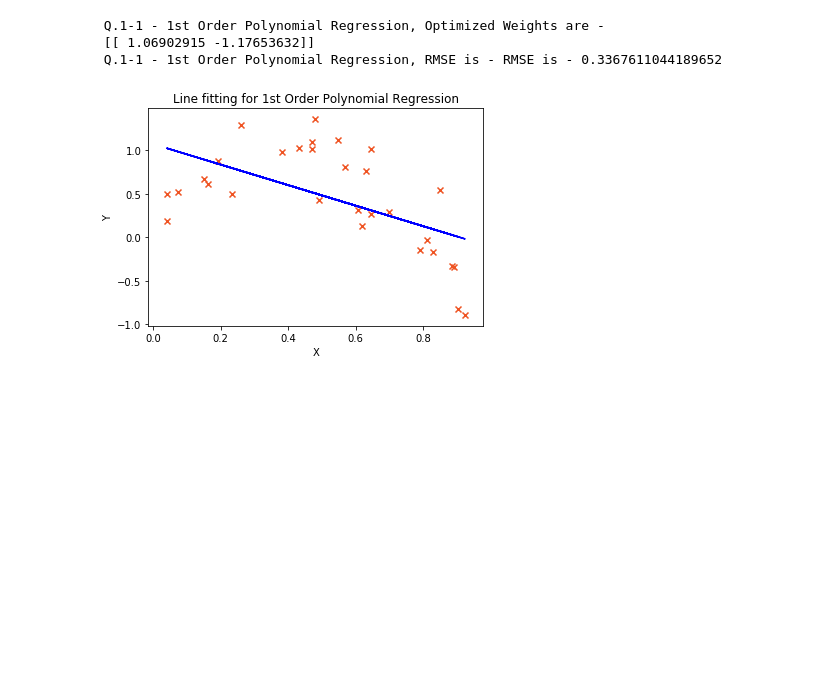
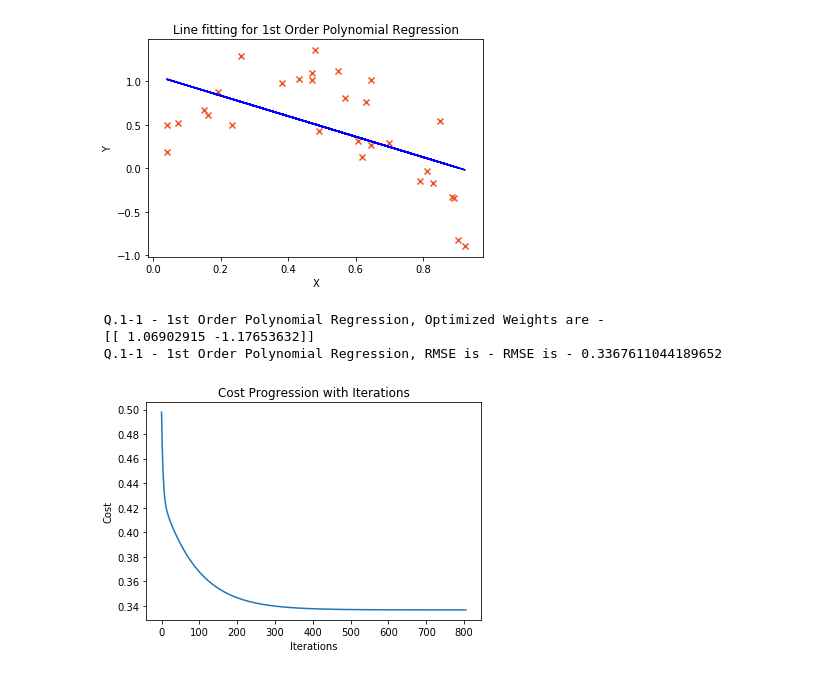
Before and after one commit to MeenakshiParyani/Polynomial-Regression, a Jupyter notebook: Polynomial-Regression.ipynb, the cells around one changed output. Cells and saved outputs as stored; diff of their text form; code cells hidden in the pictures; blank space fills up the shorter version.

```diff
--- a/Polynomial-Regression.ipynb
+++ b/Polynomial-Regression.ipynb
@@ -30,6 +30,14 @@ def drawPlot(Xcord, Ycord, y_pred, order, title):
     order = '1st' if order == 1 else '2nd' if order ==2 else '3rd' if order == 3 else str(order)+'th'
     plt.title( temp + ' fitting for ' + order + ' Order Polynomial Regression' + title)
     plt.plot(Xcord, y_pred, c='blue')
+    plt.show()
+
+def plotCostHistory(cost_history):
+     plt.plot(cost_history)
+     plt.ylabel('Cost');
+     plt.xlabel('Iterations');
+     plt.title('Cost Progression with Iterations')
+     plt.show()
 
 def normalizeData(df, needSort):
 
@@ -55,37 +63,37 @@ def gradientDescentUsingMatrix(x, y, beta, learning_rate, iters):
             term = np.multiply(error, x[:,j])
             temp[0,j] = beta[0,j] - ((learning_rate / len(x)) * np.sum(term))
 
         beta = temp
         old_cost = new_cost
         new_cost = get_rmse(x, y, beta)
         if(abs(old_cost - new_cost) < 0.0000001):
             #print("breaking" + str(old_cost) + str(new_cost))
             break;
         #print ("cost : " + str(new_cost))
         cost[i] = str(new_cost)
         cost_history.append(new_cost)
-    #plt.plot(cost_history)
-    #plt.show()
-    return beta, cost, new_cost
+    return beta, cost_history, new_cost
 
 df.insert(0,-1,1)# inserting ones column for beta0
 Y = df[['y']]
 X = df.drop(['y'], axis=1)
 
 X =  np.matrix(X.values)
 Y =  np.matrix(Y.values)
 
 beta = np.matrix(np.zeros(X.shape[1]))
 beta, costs, rmse = gradientDescentUsingMatrix(X, Y, beta, 0.1, 100000)
 y_pred = X * beta.T
 drawPlot(df['x'], df['y'], y_pred, 1, '');
 print(" Q.1-1 - 1st Order Polynomial Regression, Optimized Weights are -\n", beta)
 print(" Q.1-1 - 1st Order Polynomial Regression, RMSE is - " + colored('RMSE is - ' + str(rmse), 'green'))
+plotCostHistory(costs)
 # %% [output]
+[figure]
  Q.1-1 - 1st Order Polynomial Regression, Optimized Weights are -
  [[ 1.06902915 -1.17653632]]
  Q.1-1 - 1st Order Polynomial Regression, RMSE is - RMSE is - 0.3367611044189652
-[figure]
+[figure, added]
 # %%
 # Q.1-2 - 2nd Order Polynomial Regression
 
```
Also changed, not shown: parts of 7 cells of this notebook.
